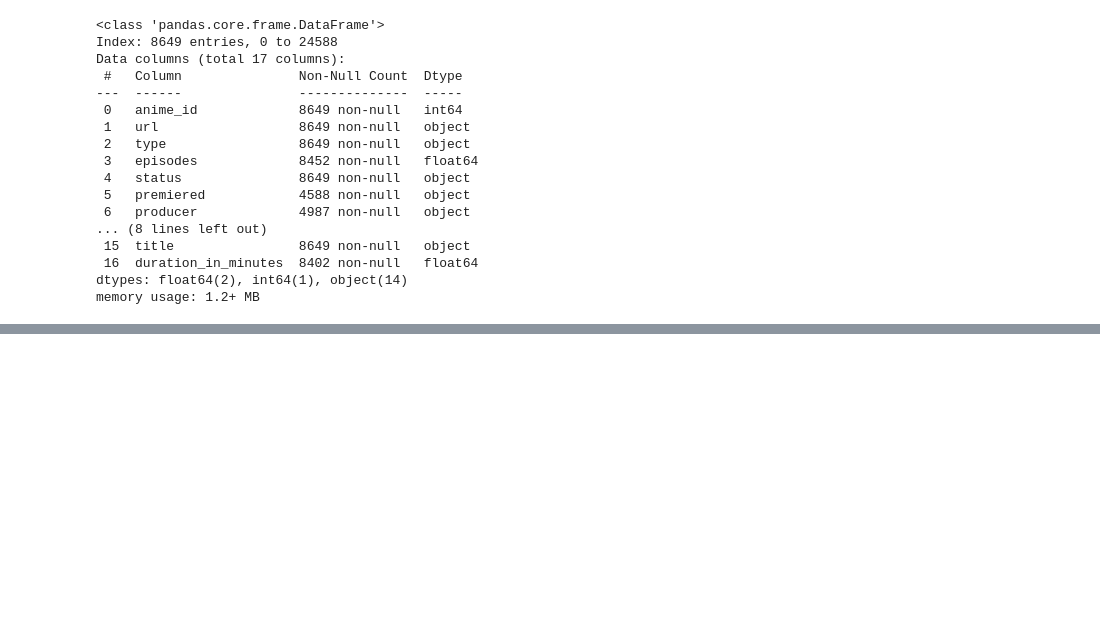
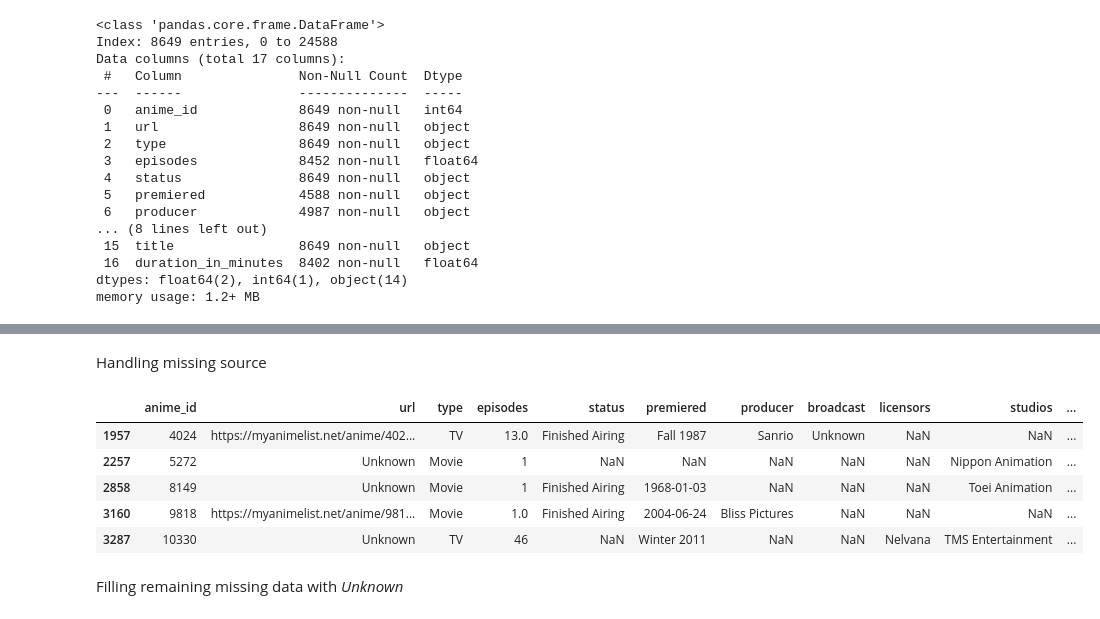
Before and after one commit to deltel/anime-recommendation-documentation, a Jupyter notebook: data_understanding_prepare_data.ipynb, the cells around one changed output, grey strips where cells are left out. Drawn from its saved outputs; the diff is of its cells as text; code cells hidden in the pictures; blank space fills up the shorter version.

Commit message:
Update prepare data notebook

```diff
--- a/data_understanding_prepare_data.ipynb
+++ b/data_understanding_prepare_data.ipynb
@@ -350,0 +858,27 @@ memory usage: 1.2+ MB
+# %%
+merged_df.loc[merged_df["anime_id"] == 32, "premiered"] = "1997-07-19"
+merged_df.loc[merged_df["anime_id"] == 8149, "premiered"] = "1968-01-03"
+merged_df.loc[merged_df["anime_id"] == 9818, "premiered"] = "2004-06-24"
+merged_df.loc[merged_df["anime_id"] == 10463, "premiered"] = "1991-09-27"
+merged_df.loc[merged_df["anime_id"] == 15347, "premiered"] = "1984-03-11"
+merged_df.loc[merged_df["anime_id"] == 19683, "premiered"] = "1971-03-20"
+merged_df.loc[merged_df["anime_id"] == 28091, "premiered"] = "2003-03-01"
+merged_df.loc[merged_df["anime_id"] == 33540, "premiered"] = "2013-05-10"
+merged_df.loc[merged_df["anime_id"] == 35213, "premiered"] = "2013-05-10" # to be dropped
+merged_df.loc[merged_df["anime_id"] == 37767, "premiered"] = "2018-01-05"
+merged_df.loc[merged_df["anime_id"] == 38781, "premiered"] = "2018-04-18"
+
+merged_df = merged_df.loc[merged_df["anime_id"] != 35213, :]
+# %% [markdown]
+Handling missing source
+# %%
+merged_df.loc[merged_df["source"].isna(), :].head()
+# %% [output]
+|  | anime_id | url | type | episodes | status | premiered | producer | broadcast | licensors | studios | ... |
+| 1957 | 4024 | https://myanimelist.net/anime/402... | TV | 13.0 | Finished Airing | Fall 1987 | Sanrio | Unknown | NaN | NaN | ... |
+| 2257 | 5272 | Unknown | Movie | 1 | NaN | NaN | NaN | NaN | NaN | Nippon Animation | ... |
+| 2858 | 8149 | Unknown | Movie | 1 | Finished Airing | 1968-01-03 | NaN | NaN | NaN | Toei Animation | ... |
+| 3160 | 9818 | https://myanimelist.net/anime/981... | Movie | 1.0 | Finished Airing | 2004-06-24 | Bliss Pictures | NaN | NaN | NaN | ... |
+| 3287 | 10330 | Unknown | TV | 46 | NaN | Winter 2011 | NaN | NaN | Nelvana | TMS Entertainment | ... |
+# %% [markdown]
+Filling remaining missing data with *Unknown*
```
Also changed, not shown: parts of 64 cells of this notebook.
